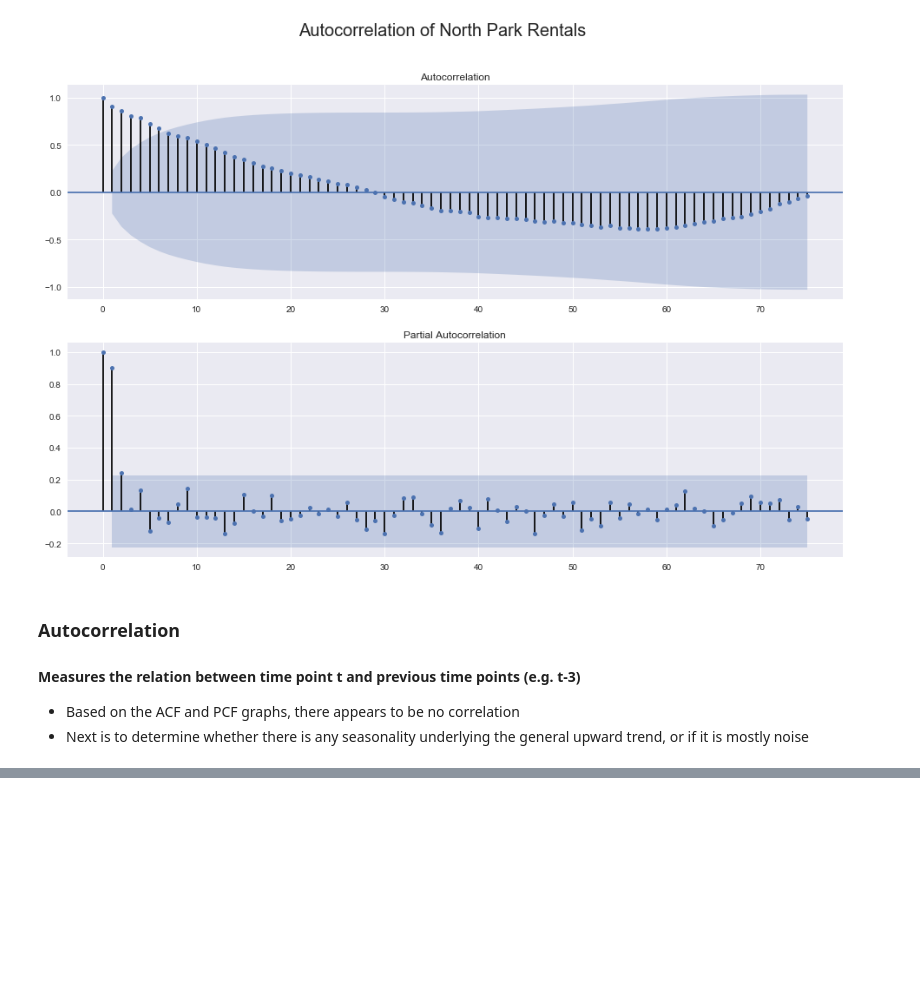
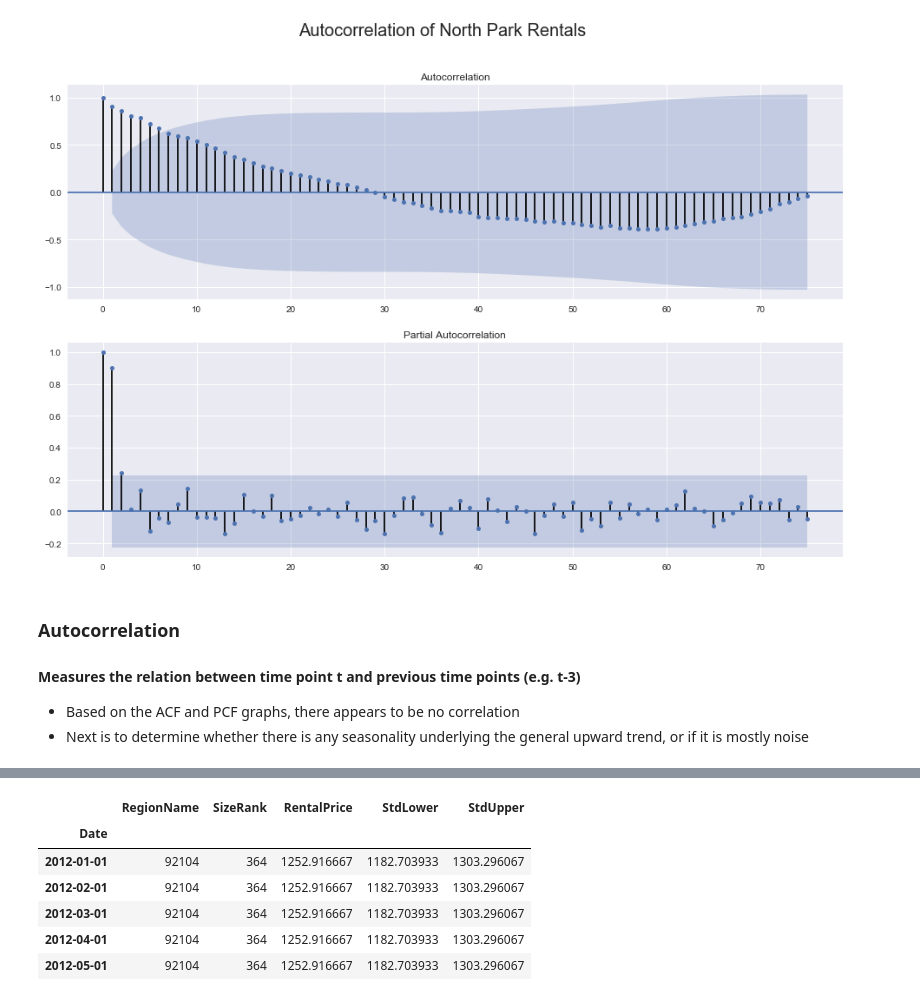
Before and after one commit to MichaelNormandyGavin/Zillow-Apartments, a Jupyter notebook: zillow_eda.ipynb, the cells around one changed output, grey strips where cells are left out. Saved outputs shown, nothing was run; the diff lists cells and outputs as text; code cells hidden in the pictures; blank space fills up the shorter version.

```diff
--- a/zillow_eda.ipynb
+++ b/zillow_eda.ipynb
@@ -178,0 +218,15 @@ plt.show()
+# %%
+annual_groupings = North_Park_melted.select_dtypes(include=['number']).groupby(North_Park_melted.index.year).mean()
+# %%
+annual_groupings.index = pd.to_datetime(annual_groupings.index,format='%Y')
+# %%
+annual_groupings = annual_groupings.resample('MS',convention='start').ffill()
+annual_groupings.head()
+# %% [output]
+|  | RegionName | SizeRank | RentalPrice | StdLower | StdUpper |
+| Date |  |  |  |  |  |
+| 2012-01-01 | 92104 | 364 | 1252.916667 | 1182.703933 | 1303.296067 |
+| 2012-02-01 | 92104 | 364 | 1252.916667 | 1182.703933 | 1303.296067 |
+| 2012-03-01 | 92104 | 364 | 1252.916667 | 1182.703933 | 1303.296067 |
+| 2012-04-01 | 92104 | 364 | 1252.916667 | 1182.703933 | 1303.296067 |
+| 2012-05-01 | 92104 | 364 | 1252.916667 | 1182.703933 | 1303.296067 |
```
Also changed, not shown: parts of 11 cells of this notebook.
